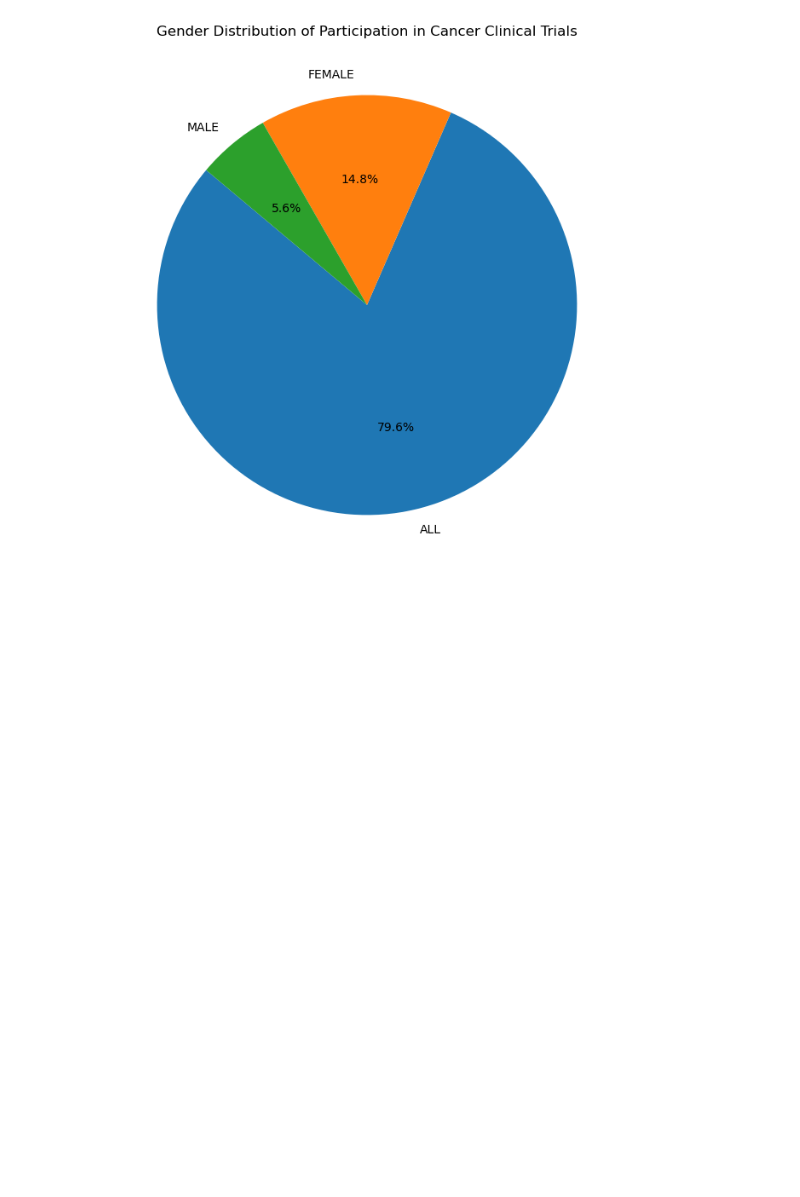
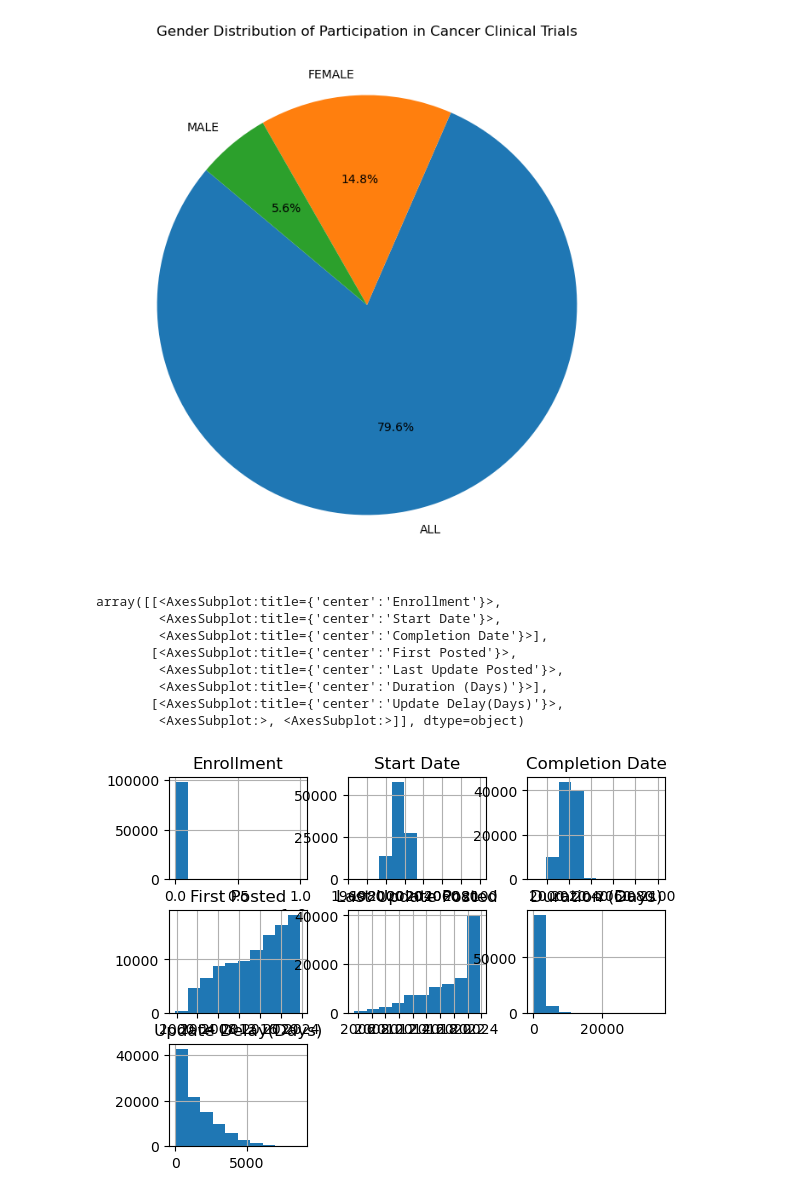
Before and after one commit to briangor/cancer_prediction, a Jupyter notebook: Cancer Data Analysis.ipynb, the cells around one changed output. Saved outputs shown, nothing was run; the diff lists cells and outputs as text; code cells hidden in the pictures; blank space fills up the shorter version.

```diff
--- a/Cancer Data Analysis.ipynb
+++ b/Cancer Data Analysis.ipynb
@@ -420,3 +430,15 @@ plt.title('Gender Distribution of Participation in Cancer Clinical Trials')
 plt.show()
 # %% [output]
 [figure]
+# %%
+df1.hist()
+# %% [output]
+array([[<AxesSubplot:title={'center':'Enrollment'}>,
+        <AxesSubplot:title={'center':'Start Date'}>,
+        <AxesSubplot:title={'center':'Completion Date'}>],
+       [<AxesSubplot:title={'center':'First Posted'}>,
+        <AxesSubplot:title={'center':'Last Update Posted'}>,
+        <AxesSubplot:title={'center':'Duration (Days)'}>],
+       [<AxesSubplot:title={'center':'Update Delay(Days)'}>,
+        <AxesSubplot:>, <AxesSubplot:>]], dtype=object)
+[figure, added]
```
Also changed, not shown: parts of 6 cells of this notebook.
